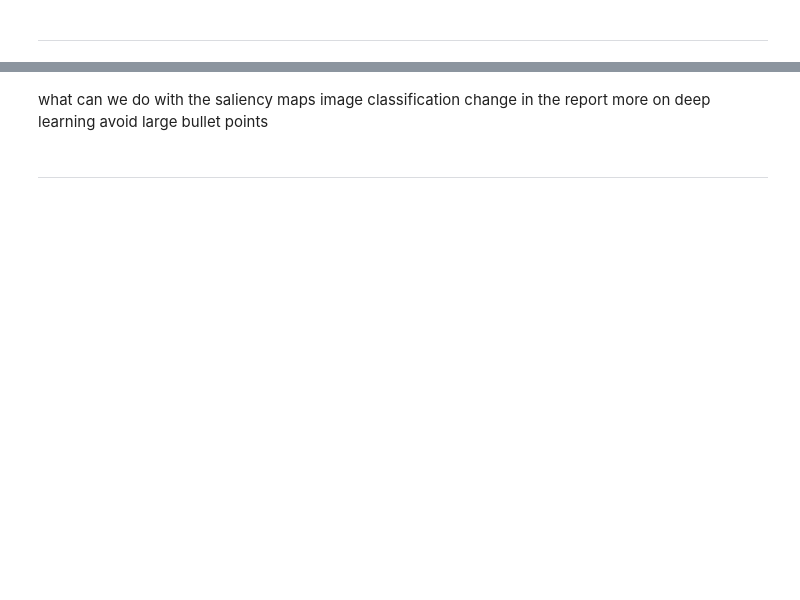
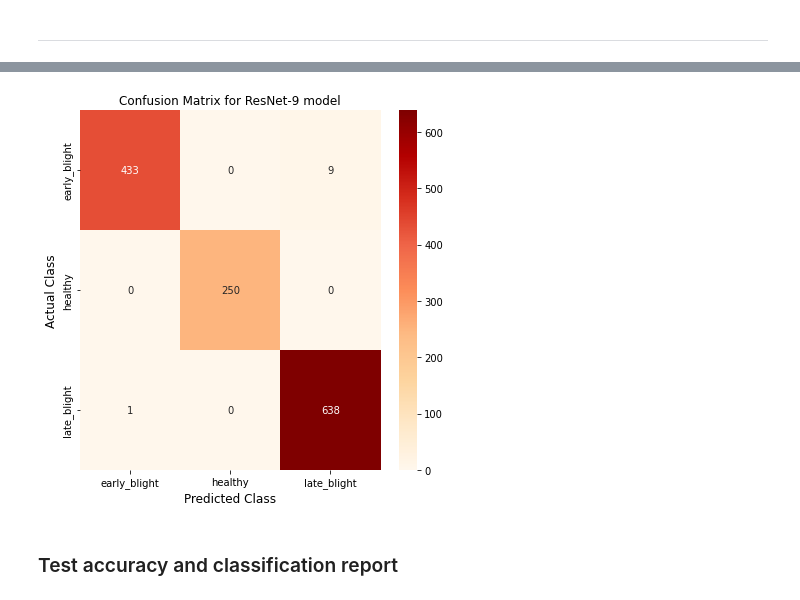
Before and after one commit to Alyeko/potato-tomato-blight-disease-detection, a Jupyter notebook: 2-using-the-already-trained-resnet9-model.ipynb, the cells around one changed output, grey strips where cells are left out. Saved outputs shown, nothing was run; the diff lists cells and outputs as text; code cells hidden in the pictures; blank space fills up the shorter version.

```diff
--- a/2-using-the-already-trained-resnet9-model.ipynb
+++ b/2-using-the-already-trained-resnet9-model.ipynb
@@ -199,6 +273,5 @@ os.listdir('../input/testing-data')
 # %%
 #Testing model on test data
-test_dir = '../input/testing-data/test_data'
-test = ImageFolder(test_dir, transform=transforms.Compose(
+test = ImageFolder('../test_data/test', transform=transforms.Compose(
                                         [transforms.Resize([256, 256]),
                                          transforms.ToTensor()]))
@@ -402,14 +385,0 @@ test_loader_r
-# %%
-predictions, targets = [], []  #code adapted from https://stackoverflow.com/questions/63647547/how-to-find-confusion-matrix-and-plot-it-for-image-classifier-in-pytorch
-for images, labels in test_loader_r:
-    logps = model(images)
-    output = torch.exp(logps)
-    pred = torch.argmax(output, 1)
-
-    # convert to numpy arrays
-    pred = pred.detach().cpu().numpy()
-    labels = labels.detach().cpu().numpy()
-
-    for i in range(len(pred)):
-        predictions.append(pred[i])
-        targets.append(labels[i])
@@ -721,7 +401,0 @@ axes[0]
-# %% [markdown]
-what can we do with the saliency maps
-image classification change in the report
-more on deep learning
-avoid large bullet points
-# %% [markdown]
----------
@@ -737,0 +402,16 @@ preprocess_input?
+# %%
+plt.figure(figsize=(6, 6))  #change size to 4, 4?
+
+#Create heatmap
+sns.heatmap(dataframe, annot=True, cbar=True,cmap="OrRd",fmt="d") #'purples', 'PuRd'
+plt.title("Confusion Matrix for ResNet-9 model", size=12), plt.tight_layout()
+
+plt.ylabel("Actual Class", size=12),
+plt.xlabel("Predicted Class",  size=12)
+plt.tight_layout()
+#plt.savefig('../working/cmatrxresnet9.png', dpi=600,  bbox_inches="tight")
+plt.show()
+# %% [output]
+[figure, added]
+# %% [markdown]
+### Test accuracy and classification report
```
Also changed, not shown: parts of 134 cells of this notebook.
